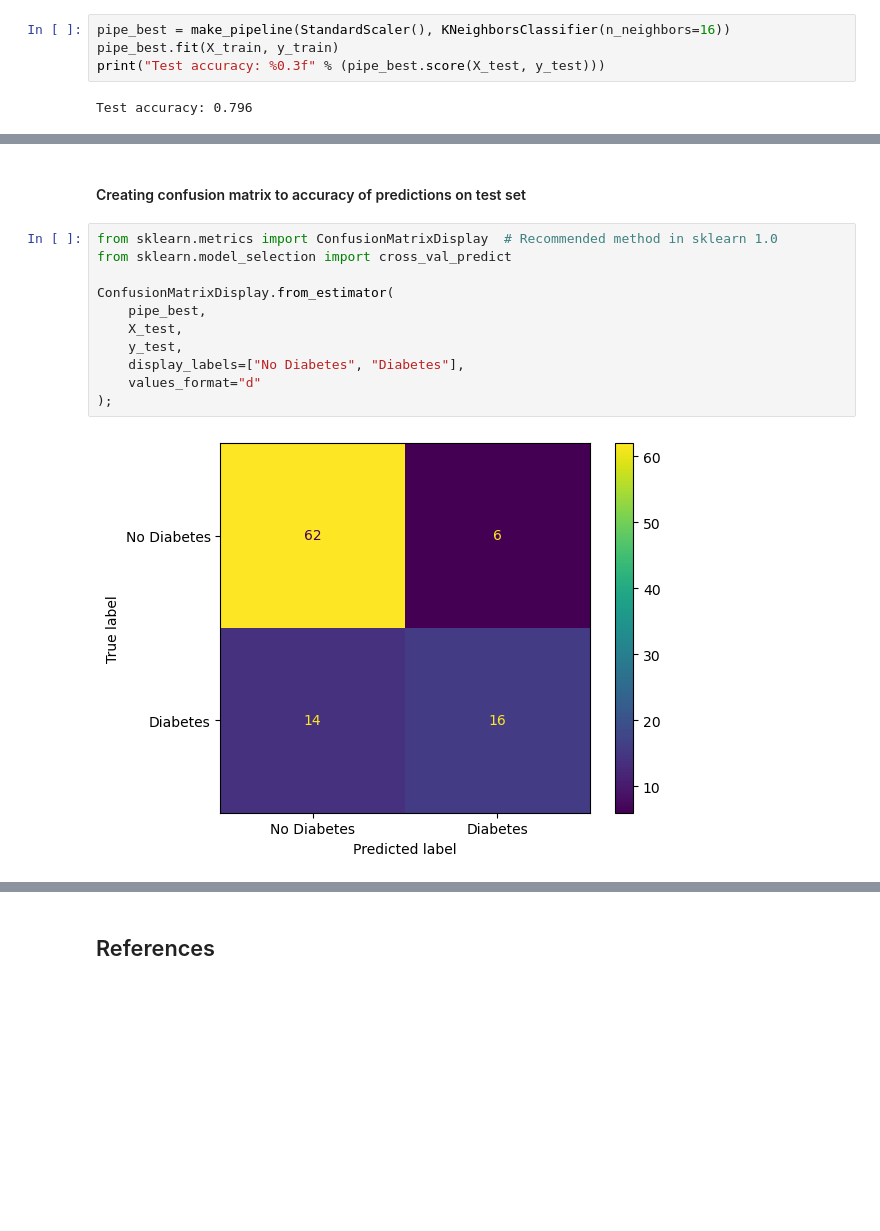
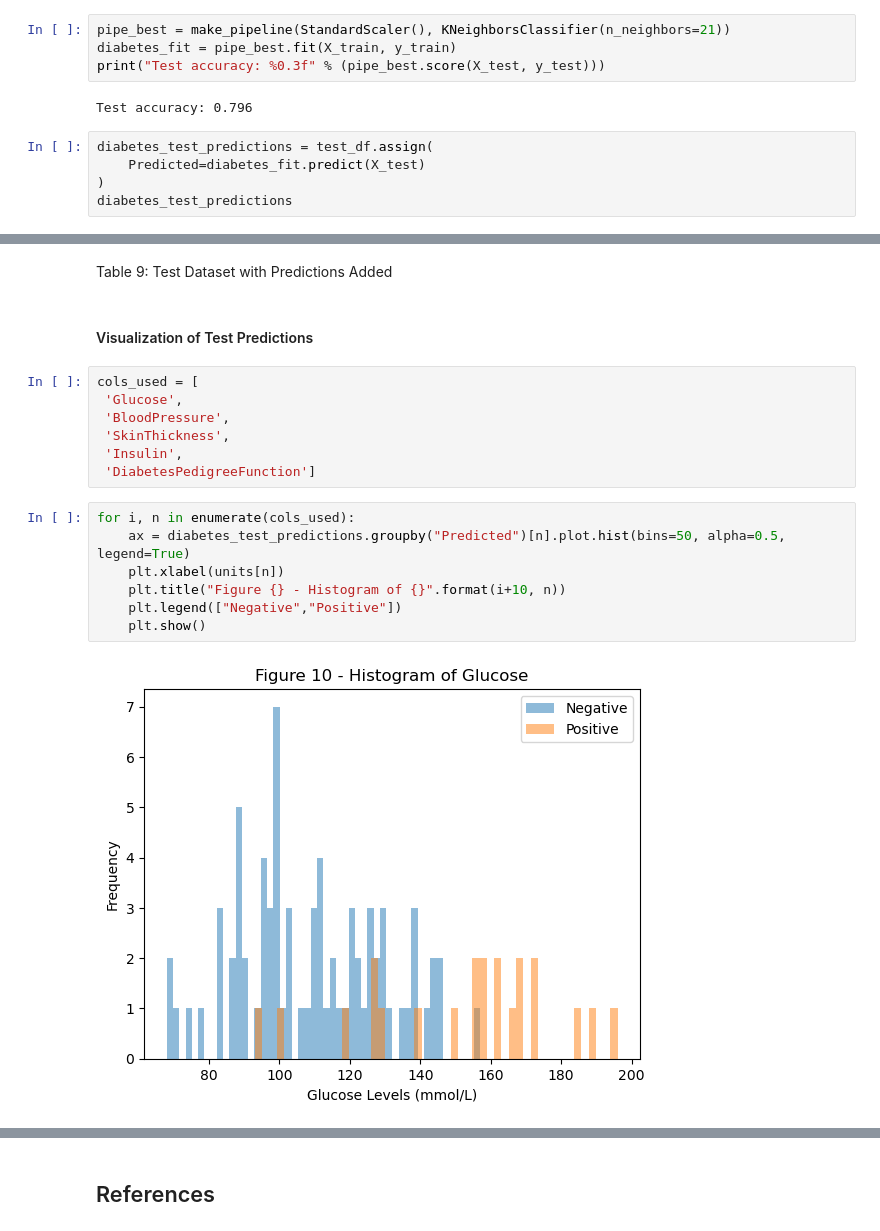
Before and after one commit to adipoluri/DSCI-100-Project, a Jupyter notebook: Report.ipynb, the cells around one changed output, grey strips where cells are left out. Cells and saved outputs as stored; diff of their text form; blank space fills up the shorter version.

```diff
--- a/Report.ipynb
+++ b/Report.ipynb
@@ -357,6 +388,11 @@ We choose n_neighbors=16 because it is an ideal balance between cv score and eff
 # %%
-pipe_best = make_pipeline(StandardScaler(), KNeighborsClassifier(n_neighbors=16))
-pipe_best.fit(X_train, y_train)
+pipe_best = make_pipeline(StandardScaler(), KNeighborsClassifier(n_neighbors=21))
+diabetes_fit = pipe_best.fit(X_train, y_train)
 print("Test accuracy: %0.3f" % (pipe_best.score(X_test, y_test)))
 # %% [output]
 Test accuracy: 0.796
+# %%
+diabetes_test_predictions = test_df.assign(
+    Predicted=diabetes_fit.predict(X_test)
+)
+diabetes_test_predictions
@@ -363,15 +413,20 @@ Test accuracy: 0.796
+# %% [markdown]
+Table 9: Test Dataset with Predictions Added
 # %% [markdown]
-#### Creating confusion matrix to accuracy of predictions on test set
+#### Visualization of Test Predictions
-# %%
-from sklearn.metrics import ConfusionMatrixDisplay  # Recommended method in sklearn 1.0
-from sklearn.model_selection import cross_val_predict
-
-ConfusionMatrixDisplay.from_estimator(
-    pipe_best,
-    X_test,
-    y_test,
-    display_labels=["No Diabetes", "Diabetes"],
-    values_format="d"
-);
-# %% [output]
-[figure, removed]
+# %%
+cols_used = [
+ 'Glucose',
+ 'BloodPressure',
+ 'SkinThickness',
+ 'Insulin',
+ 'DiabetesPedigreeFunction']
+# %%
+for i, n in enumerate(cols_used):
+    ax = diabetes_test_predictions.groupby("Predicted")[n].plot.hist(bins=50, alpha=0.5, legend=True)
+    plt.xlabel(units[n])
+    plt.title("Figure {} - Histogram of {}".format(i+10, n))
+    plt.legend(["Negative","Positive"])
+    plt.show()
+# %% [output]
+[figure, added]
```
Also changed, not shown: parts of 30 cells of this notebook.
